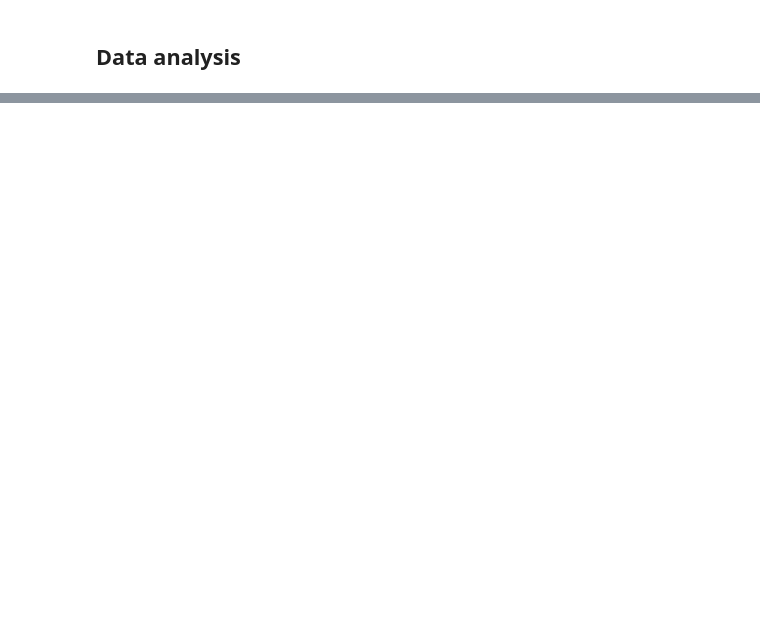
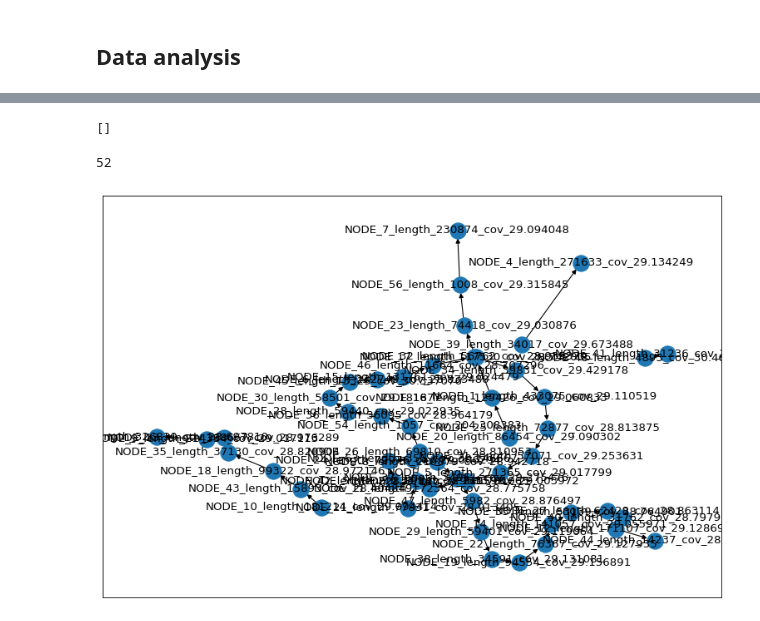
Before and after one commit to amromics/pasa, a Jupyter notebook: pangraph_analysis_Kp30-plus.ipynb, the cells around one changed output, grey strips where cells are left out. Cells and saved outputs as stored; diff of their text form; code cells hidden in the pictures; blank space fills up the shorter version.

Commit message:
genome graph

```diff
--- a/pangraph_analysis_Kp30-plus.ipynb
+++ b/pangraph_analysis_Kp30-plus.ipynb
@@ -151,0 +157,7 @@ incomplete_sample_id
+# %%
+from pangraph.utils import buildOverlapEdge
+from pangraph.utils import read_contigs2dict
+gene = read_contigs2dict('/data/hoan/amromics/simulation/art_output/spades_output_v2/contigs.fasta')
+# edge_list_overlap = buildOverlapEdge(gene, 20)
+edge_list_overlap = buildOverlapEdge(gene, 20, 'directed')
+# undirected_edge_list_overlap = buildOverlapEdge(gene, 20, 'undirected')
@@ -151,0 +166,5 @@ incomplete_sample_id
+# %%
+# print("Take union of two graph!!")
+edge_list_final = edge_list_overlap + edge_list_assembly
+# edge_list_final =  edge_list_assembly
+# undirected_edge_list_final =  undirected_edge_list_assembly + undirected_edge_list_overlap
@@ -151,0 +173,6 @@ incomplete_sample_id
+# %%
+assembly_graph= nx.DiGraph()
+assembly_graph.add_edges_from(edge_list_final)
+# undirected_assembly_graph= nx.Graph()
+# undirected_assembly_graph.add_edges_from(undirected_edge_list_final)
+nx.write_gml(assembly_graph,'/data/hoan/amromics/simulation/art_output/spades_output_v2/overlap_graph.gml')
@@ -151,0 +190,19 @@ incomplete_sample_id
+# %%
+incomplete_sample_name = "g1"
+incomplete_sample_id = sample_info[sample_info.Name==incomplete_sample_name].iloc[0,1]
+# contig_graph = pangraph.join_contig(sample_id=incomplete_sample_id, min_weight=1.0, method="edge_weight")
+# contig_graph = pangraph.join_contig(sample_id=incomplete_sample_id, min_weight=1.0, method="weight_path")
+# contig_graph = pangraph.remove_cycle(assembly_graph)
+# contig_graph = pangraph.join_contig(sample_id=incomplete_sample_id, min_weight=1.0, method="weight_path_assembly", assembly_graph=assembly_graph, max_length=5)
+contig_graph = pangraph.join_contig(sample_id=incomplete_sample_id, min_weight=1.0, params=params)
+contig_graph = pangraph.remove_cycle(assembly_graph)
+nx.write_gml(contig_graph,'cytoscape_out/contig_graph.gml')
+nx.write_gml(contig_graph,'/data/hoan/amromics/simulation/art_output/spades_output_v2/contig_graph.gml')
+# %%
+list(nx.simple_cycles(contig_graph))
+# %% [output]
+[]
+# %%
+contig_graph.number_of_nodes()
+# %% [output]
+52
@@ -152,6 +211,8 @@ incomplete_sample_id
 # %%
-# from matplotlib.pyplot import figure
-# figure(figsize=(12, 12), dpi=80)
-# nx.draw_networkx(contig_graph, arrows=True)
+from matplotlib.pyplot import figure
+figure(figsize=(12, 8), dpi=80)
+nx.draw_networkx(contig_graph, arrows=True)
+# %% [output]
+[figure, added]
 # %%
 indegree_dict = dict(contig_graph.in_degree())
```
Also changed, not shown: parts of 60 cells of this notebook, 3 other files.
